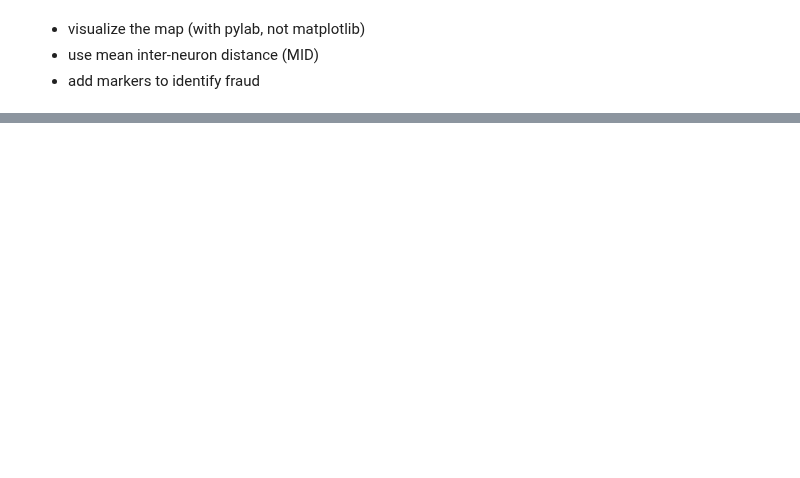
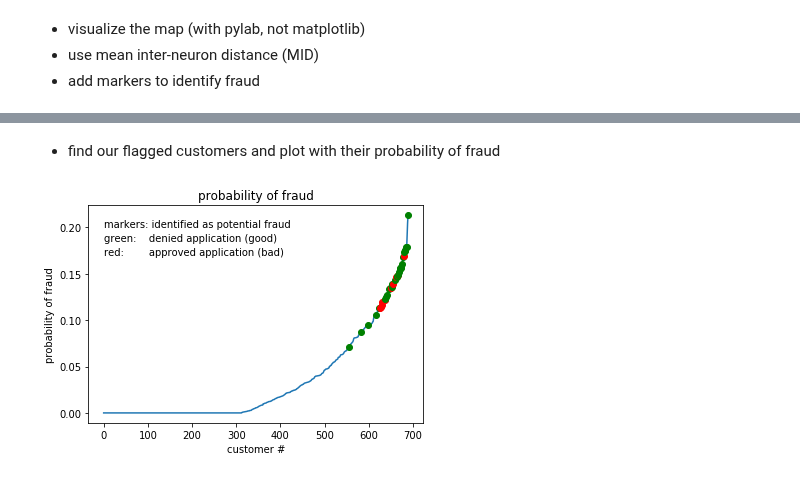
Before and after one commit to darrahts/deeplearning, a Jupyter notebook: SelfOrganizingMaps.ipynb, the cells around one changed output, grey strips where cells are left out. Cells and saved outputs as stored; diff of their text form; code cells hidden in the pictures; blank space fills up the shorter version.

Commit message:
added probability prediction (with NN)

```diff
--- a/SelfOrganizingMaps.ipynb
+++ b/SelfOrganizingMaps.ipynb
@@ -76,9 +87,11 @@ array([15590434., 15767358., 15671014., 15642336., 15740487., 15593345.,
 # %%
 final_list = []
+y = np.zeros(len(dataset))
 for i,x in enumerate(frauds[:,0]):
     for j in range(0, len(dataset)):
         if int(x) == int(dataset['CustomerID'].iloc[j]):
             final_list.append([x, dataset['Class'].iloc[j]])
+            y[j] = 1;
 
 final_list = np.array((final_list))
 print("number of approved applications flagged as fraud: ", int(np.sum(final_list[:,1])))
@@ -88,0 +104,11 @@ total number of applications flagged as fraud:  24
+# %%
+X      = dataset.iloc[:,1:].values
+scaler = StandardScaler()
+X      = scaler.fit_transform(X)
+# %%
+classifier = Sequential()
+classifier.add(Dense(units=10, kernel_initializer='uniform', activation='relu', input_dim=15))
+classifier.add(Dense(units=1, kernel_initializer='uniform', activation='relu'))
+classifier.compile(optimizer='adam', loss='binary_crossentropy', metrics=['accuracy'])
+
+classifier.fit(X, y, batch_size=1, epochs=4)
@@ -88,0 +125,24 @@ total number of applications flagged as fraud:  24
+# %%
+y_pred = classifier.predict(X)
+y_pred = np.concatenate((dataset.iloc[:,0:1].values, y_pred), axis=1)
+y_pred = y_pred[y_pred[:,1].argsort()]
+# %% [markdown]
+- find our flagged customers and plot with their probability of fraud
+# %%
+plt.plot(y_pred[:,1])
+plt.title("probability of fraud")
+plt.xlabel("customer #")
+plt.ylabel("probability of fraud")
+plt.annotate("markers: identified as potential fraud", xy=(.2,.2))
+plt.annotate("green:    denied application (good)",xy=(0.185,0.185))
+plt.annotate("red:        approved application (bad)", xy=(0.17,0.17))
+for i,x in enumerate(y_pred):
+    for j,y in enumerate(final_list):
+        if x[0] == final_list[j,0]:
+            if final_list[j,1] == 0.0:
+                plot(i,y_pred[i,1], 'o', markerfacecolor='g', markeredgecolor='g')
+            else:
+                plot(i,y_pred[i,1], 'o', markerfacecolor='r', markeredgecolor='r')
+plt.show()
+# %% [output]
+[figure, added]
```
Also changed, not shown: parts of 11 cells of this notebook.
